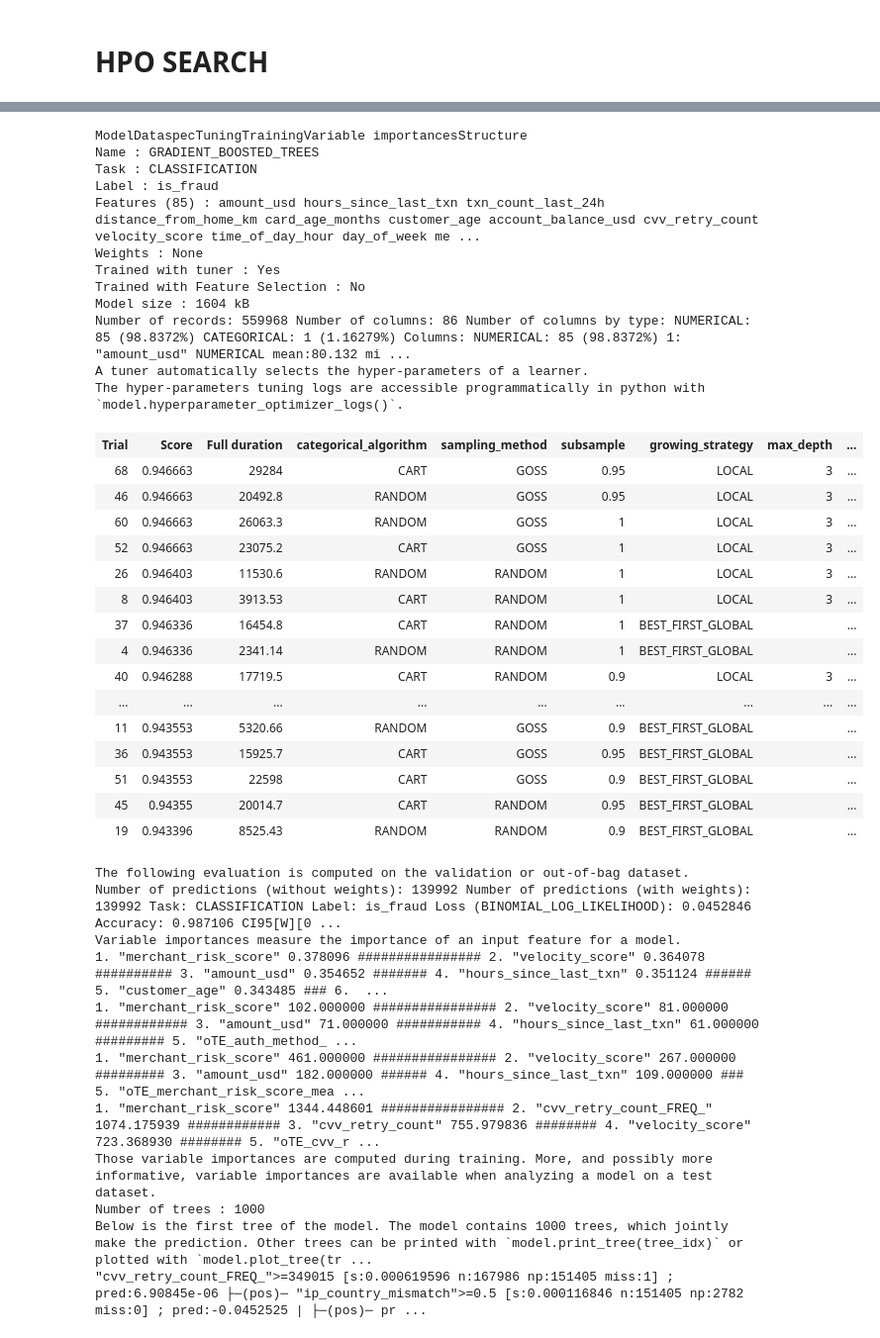
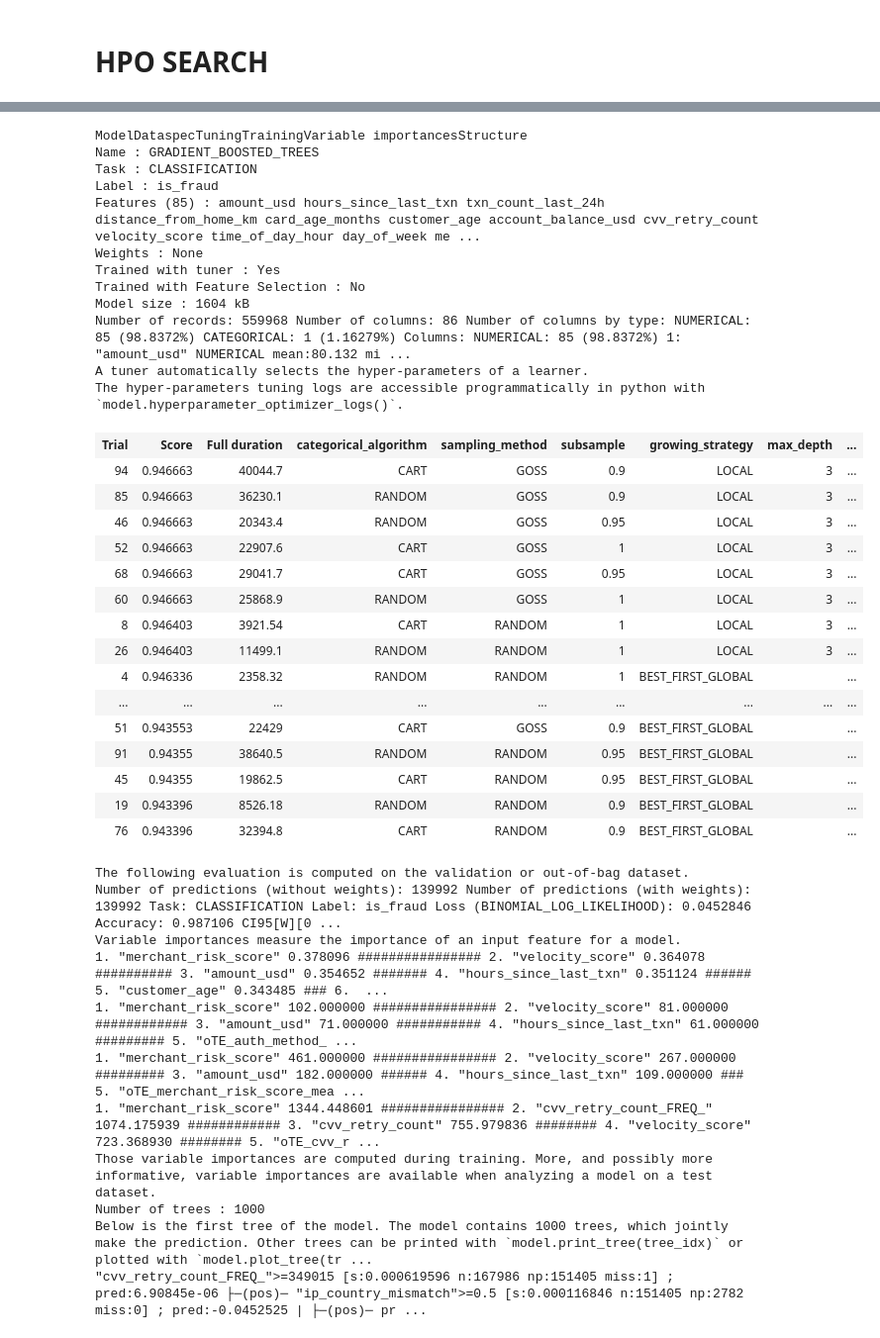
Before and after one commit to coded-sly/PS6E11-CreditCard-Fraud, a Jupyter notebook: ydf-hpo-search.ipynb, the cells around one changed output, grey strips where cells are left out. Shown at 99% size. Drawn from its saved outputs; the diff is of its cells as text; code cells hidden in the pictures.

```diff
--- a/ydf-hpo-search.ipynb
+++ b/ydf-hpo-search.ipynb
@@ -816,7 +816,7 @@ print(x_train.shape, x_test.shape)
 
 ## -- Search HPO space for 'LOCAL' & 'BEST_FIRST_GLOBAL' --
 tuner = ydf.RandomSearchTuner(
-    num_trials = 70,
+    num_trials = 100,
     automatic_search_space = False,
     # cross_validation = True,
     # cross_validation_num_folds = 3,
@@ -873,31 +873,31 @@ Wall time: 8h 13min 59s
 ModelDataspecTuningTrainingVariable importancesStructure
 Name : GRADIENT_BOOSTED_TREES
 Task : CLASSIFICATION
 Label : is_fraud
 Features (85) : amount_usd hours_since_last_txn txn_count_last_24h distance_from_home_km card_age_months customer_age account_balance_usd cvv_retry_count velocity_score time_of_day_hour day_of_week me ...
 Weights : None
 Trained with tuner : Yes
 Trained with Feature Selection : No
 Model size : 1604 kB
 Number of records: 559968 Number of columns: 86 Number of columns by type: NUMERICAL: 85 (98.8372%) CATEGORICAL: 1 (1.16279%) Columns: NUMERICAL: 85 (98.8372%) 1: "amount_usd" NUMERICAL mean:80.132 mi ...
 A tuner automatically selects the hyper-parameters of a learner.
 The hyper-parameters tuning logs are accessible programmatically in python with `model.hyperparameter_optimizer_logs()`.
 | Trial | Score | Full duration | categorical_algorithm | sampling_method | subsample | growing_strategy | max_depth | ... |
-| 68 | 0.946663 | 29284 | CART | GOSS | 0.95 | LOCAL | 3 | ... |
-| 46 | 0.946663 | 20492.8 | RANDOM | GOSS | 0.95 | LOCAL | 3 | ... |
-| 60 | 0.946663 | 26063.3 | RANDOM | GOSS | 1 | LOCAL | 3 | ... |
-| 52 | 0.946663 | 23075.2 | CART | GOSS | 1 | LOCAL | 3 | ... |
-| 26 | 0.946403 | 11530.6 | RANDOM | RANDOM | 1 | LOCAL | 3 | ... |
-| 8 | 0.946403 | 3913.53 | CART | RANDOM | 1 | LOCAL | 3 | ... |
-| 37 | 0.946336 | 16454.8 | CART | RANDOM | 1 | BEST_FIRST_GLOBAL |  | ... |
-| 4 | 0.946336 | 2341.14 | RANDOM | RANDOM | 1 | BEST_FIRST_GLOBAL |  | ... |
-| 40 | 0.946288 | 17719.5 | CART | RANDOM | 0.9 | LOCAL | 3 | ... |
+| 94 | 0.946663 | 40044.7 | CART | GOSS | 0.9 | LOCAL | 3 | ... |
+| 85 | 0.946663 | 36230.1 | RANDOM | GOSS | 0.9 | LOCAL | 3 | ... |
+| 46 | 0.946663 | 20343.4 | RANDOM | GOSS | 0.95 | LOCAL | 3 | ... |
+| 52 | 0.946663 | 22907.6 | CART | GOSS | 1 | LOCAL | 3 | ... |
+| 68 | 0.946663 | 29041.7 | CART | GOSS | 0.95 | LOCAL | 3 | ... |
+| 60 | 0.946663 | 25868.9 | RANDOM | GOSS | 1 | LOCAL | 3 | ... |
+| 8 | 0.946403 | 3921.54 | CART | RANDOM | 1 | LOCAL | 3 | ... |
+| 26 | 0.946403 | 11499.1 | RANDOM | RANDOM | 1 | LOCAL | 3 | ... |
+| 4 | 0.946336 | 2358.32 | RANDOM | RANDOM | 1 | BEST_FIRST_GLOBAL |  | ... |
 | ... | ... | ... | ... | ... | ... | ... | ... | ... |
-| 11 | 0.943553 | 5320.66 | RANDOM | GOSS | 0.9 | BEST_FIRST_GLOBAL |  | ... |
-| 36 | 0.943553 | 15925.7 | CART | GOSS | 0.95 | BEST_FIRST_GLOBAL |  | ... |
-| 51 | 0.943553 | 22598 | CART | GOSS | 0.9 | BEST_FIRST_GLOBAL |  | ... |
-| 45 | 0.94355 | 20014.7 | CART | RANDOM | 0.95 | BEST_FIRST_GLOBAL |  | ... |
-| 19 | 0.943396 | 8525.43 | RANDOM | RANDOM | 0.9 | BEST_FIRST_GLOBAL |  | ... |
+| 51 | 0.943553 | 22429 | CART | GOSS | 0.9 | BEST_FIRST_GLOBAL |  | ... |
+| 91 | 0.94355 | 38640.5 | RANDOM | RANDOM | 0.95 | BEST_FIRST_GLOBAL |  | ... |
+| 45 | 0.94355 | 19862.5 | CART | RANDOM | 0.95 | BEST_FIRST_GLOBAL |  | ... |
+| 19 | 0.943396 | 8526.18 | RANDOM | RANDOM | 0.9 | BEST_FIRST_GLOBAL |  | ... |
+| 76 | 0.943396 | 32394.8 | CART | RANDOM | 0.9 | BEST_FIRST_GLOBAL |  | ... |
 The following evaluation is computed on the validation or out-of-bag dataset.
 Number of predictions (without weights): 139992 Number of predictions (with weights): 139992 Task: CLASSIFICATION Label: is_fraud Loss (BINOMIAL_LOG_LIKELIHOOD): 0.0452846 Accuracy: 0.987106 CI95[W][0 ...
 Variable importances measure the importance of an input feature for a model.
```
Also changed, not shown: parts of 4 cells of this notebook.
